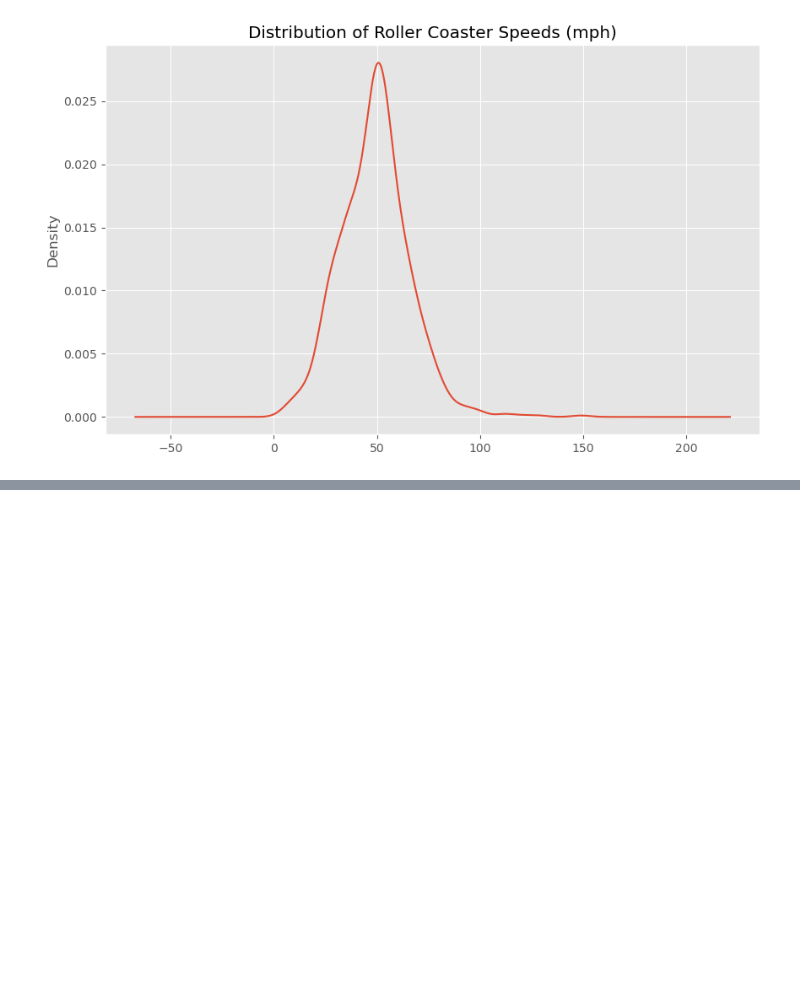
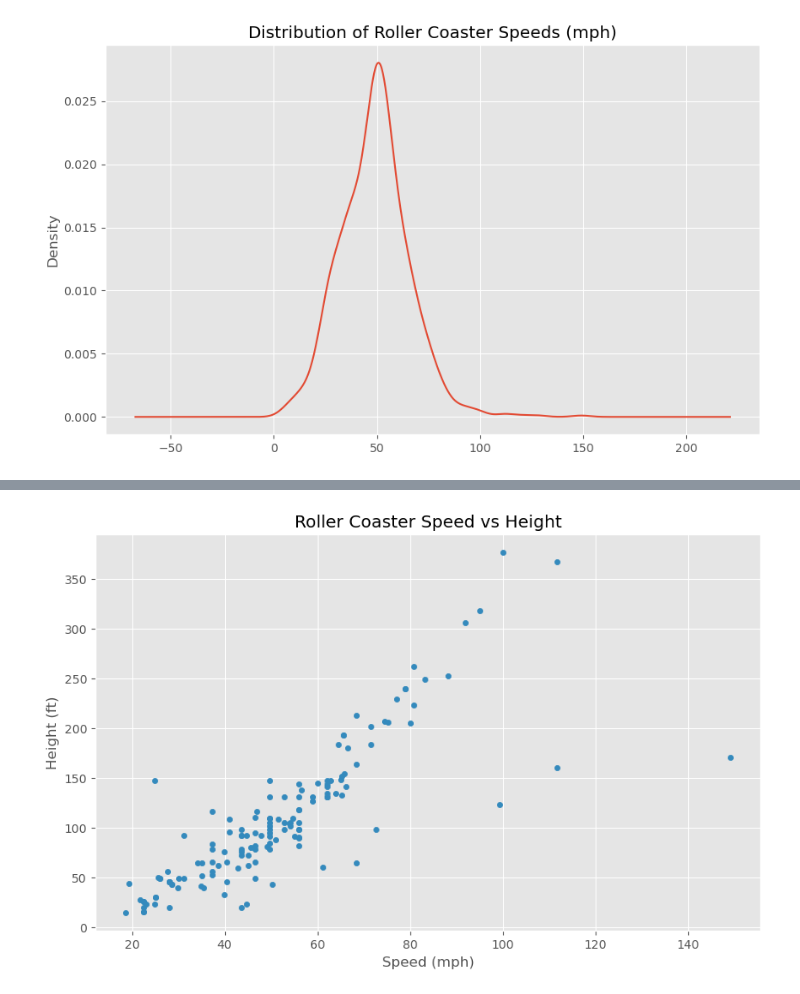
Before and after one commit to ST10356476/Programming_Data_Analytics, a Jupyter notebook: EDA/Exploratory Data Analysis (EDA).ipynb, the cells around one changed output, grey strips where cells are left out. Drawn from its saved outputs; the diff is of its cells as text; code cells hidden in the pictures; blank space fills up the shorter version.

```diff
--- a/EDA/Exploratory Data Analysis (EDA).ipynb
+++ b/EDA/Exploratory Data Analysis (EDA).ipynb
@@ -245,0 +253,13 @@ ax = df['Speed_mph'].plot(kind='kde', title='Distribution of Roller Coaster Spee
+# %%
+# Plotting a scatter plot of roller coaster speed vs height
+df.plot(kind='scatter',
+        x='Speed_mph',
+        y='height_ft',
+        title='Roller Coaster Speed vs Height',
+        xlabel='Speed (mph)',
+        ylabel='Height (ft)',
+        figsize=(10, 6)
+)
+plt.show()
+# %% [output]
+[figure, added]
```
Also changed, not shown: parts of 9 cells of this notebook.
